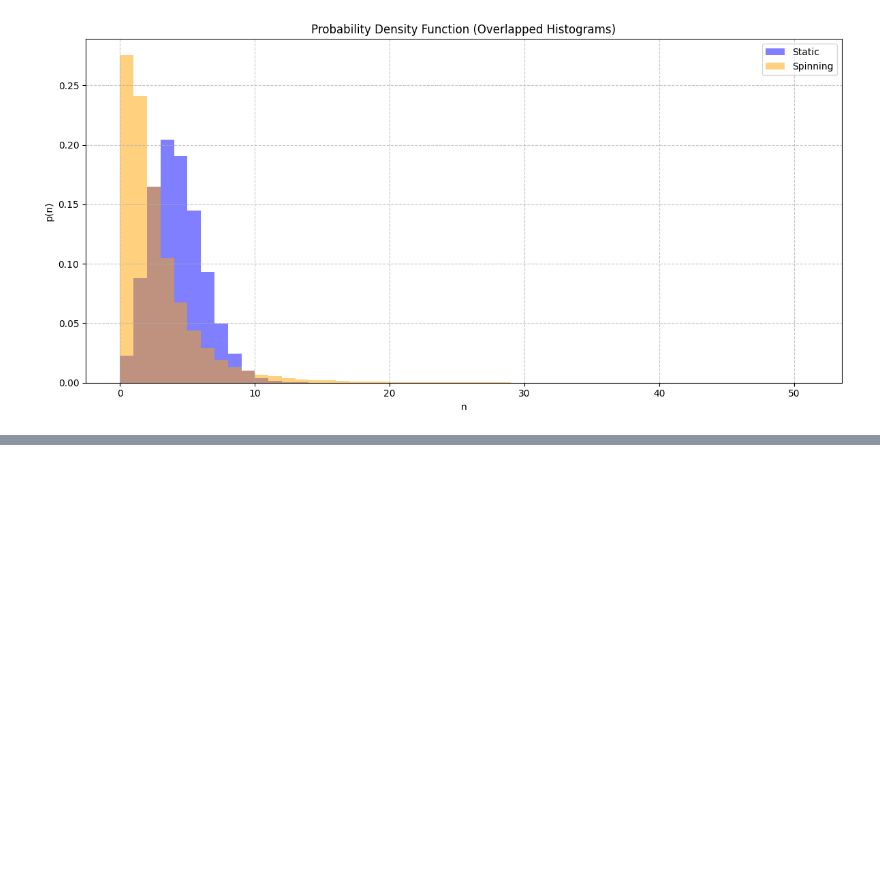
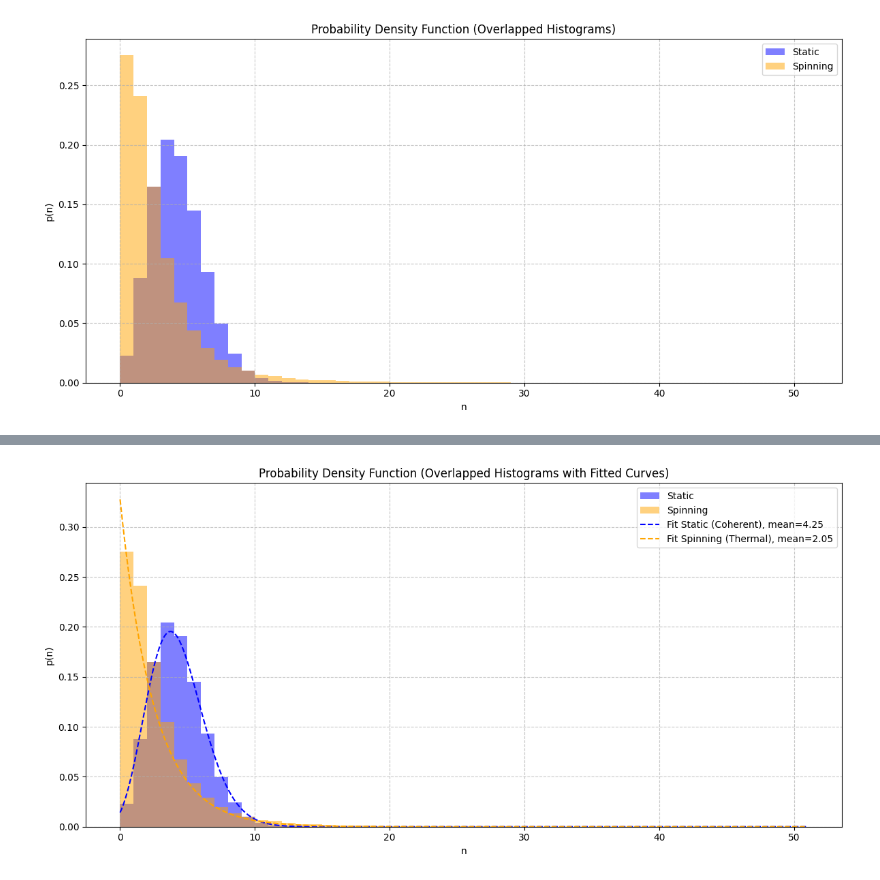
Before and after one commit to Kallo27/QOL, a Jupyter notebook: Lab1/lab1.ipynb, the cells around one changed output, grey strips where cells are left out. Drawn from its saved outputs; the diff is of its cells as text; code cells hidden in the pictures; blank space fills up the shorter version.

```diff
--- a/Lab1/lab1.ipynb
+++ b/Lab1/lab1.ipynb
@@ -159,0 +192,35 @@ plt.show()
+# %%
+def p_thermal(n, mean):
+  return (1 / (mean + 1)) * (mean / (mean + 1))**n
+
+def p_coherent(n, mean):
+  return ((mean**n) * np.exp(-mean)) / factorial(n)
+# %%
+plt.figure(figsize=(12, 6))
+
+counts_static, bin_edges_static, _ = plt.hist(count_static, bins=max(count_static), density=True, color='blue', alpha=0.5, label='Static')
+counts_spinning, bin_edges_spinning, _ = plt.hist(count_spinning, bins=max(count_spinning), density=True, color='orange', alpha=0.5, label='Spinning')
+
+bin_centers_static = (bin_edges_static[:-1] + bin_edges_static[1:]) / 2
+bin_centers_spinning = (bin_edges_spinning[:-1] + bin_edges_spinning[1:]) / 2
+
+popt_coherent_static, _ = curve_fit(p_coherent, bin_centers_static, counts_static, p0=[5.0])
+popt_thermal_spinning, _ = curve_fit(p_thermal, bin_centers_spinning, counts_spinning, p0=[1.0])
+
+mean_coherent_static = popt_coherent_static[0]
+mean_thermal_spinning = popt_thermal_spinning[0]
+
+n_vals_static = np.arange(0, max(count_spinning), 0.1)
+n_vals_spinning = np.arange(0, max(count_spinning), 0.1)
+plt.plot(n_vals_static, p_coherent(n_vals_static, mean_coherent_static), color='blue', linestyle='--', label=f'Fit Static (Coherent), mean={mean_coherent_static:.2f}')
+plt.plot(n_vals_spinning, p_thermal(n_vals_spinning, mean_thermal_spinning), color='orange', linestyle='--', label=f'Fit Spinning (Thermal), mean={mean_thermal_spinning:.2f}')
+
+plt.xlabel('n')
+plt.ylabel('p(n)')
+plt.title('Probability Density Function (Overlapped Histograms with Fitted Curves)')
+plt.grid(linestyle='--', alpha=0.7)
+plt.legend()
+plt.tight_layout()
+plt.show()
+# %% [output]
+[figure, added]
```
Also changed, not shown: parts of 11 cells of this notebook, 1 other file.
